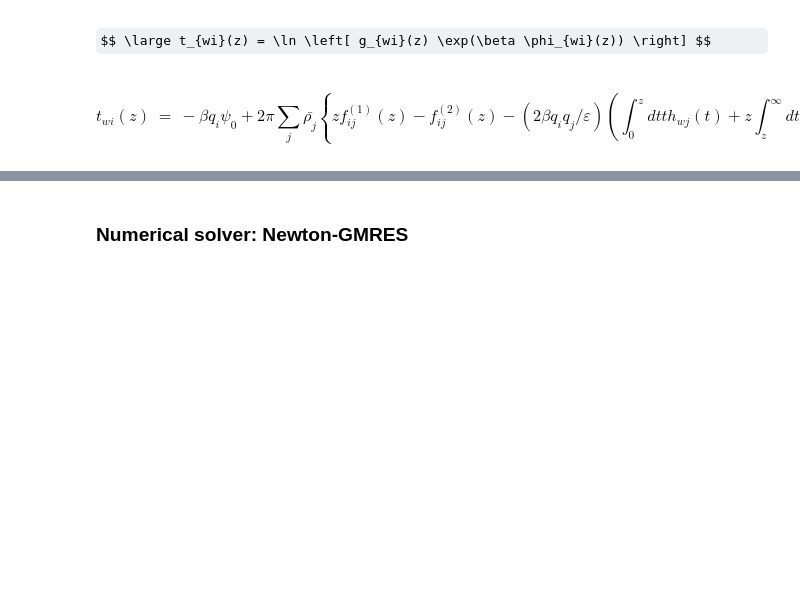
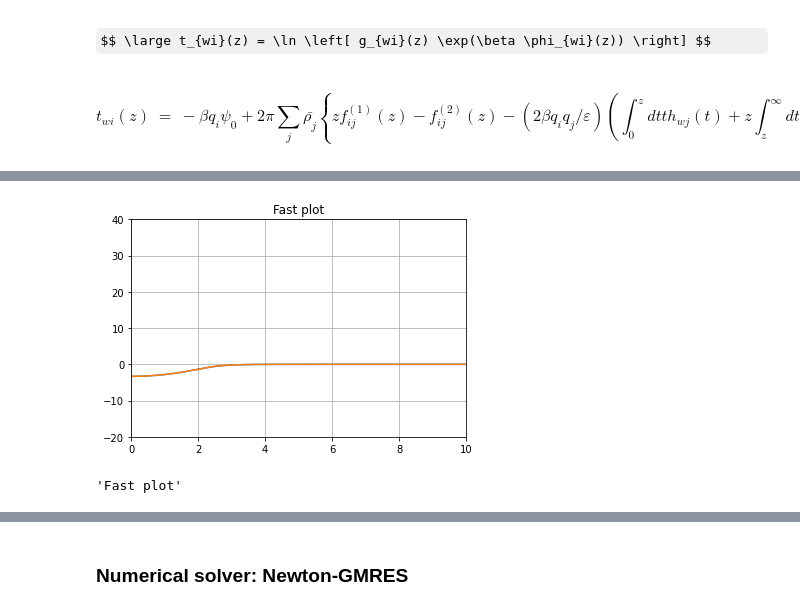
Before and after one commit to Mjboothaus/PhD-Thesis, a Jupyter notebook: notebooks/singlet_kcl.ipynb, the cells around one changed output, grey strips where cells are left out. Cells and saved outputs as stored; diff of their text form; code cells hidden in the pictures; some formulas as TeX source; blank space fills up the shorter version.

```diff
--- a/notebooks/singlet_kcl.ipynb
+++ b/notebooks/singlet_kcl.ipynb
@@ -437 +506,6 @@ def calc_tw(tw, beta_psi, beta_phiw, rho, f1, f2, z):
+# %%
+fast_plot(z, int_z_infty)
+# %% [output]
+[figure, added]
+'Fast plot'
 # %%
```
Also changed, not shown: parts of 32 cells of this notebook, 8 other files.
